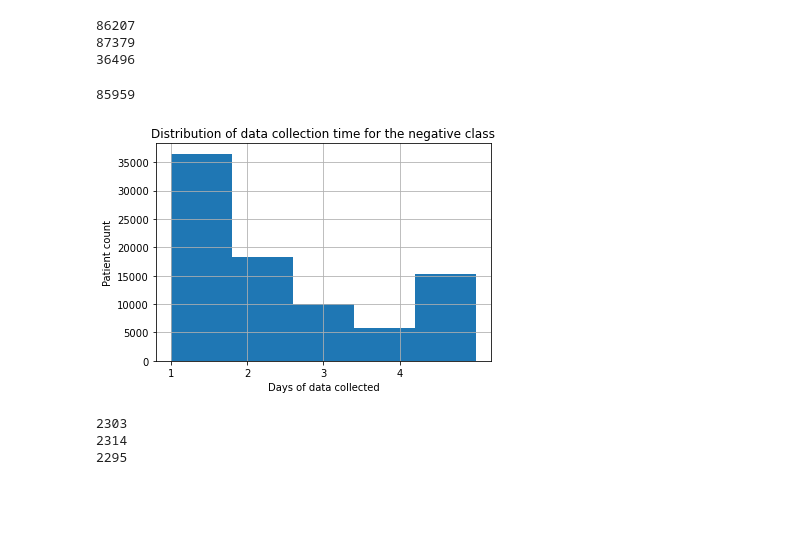
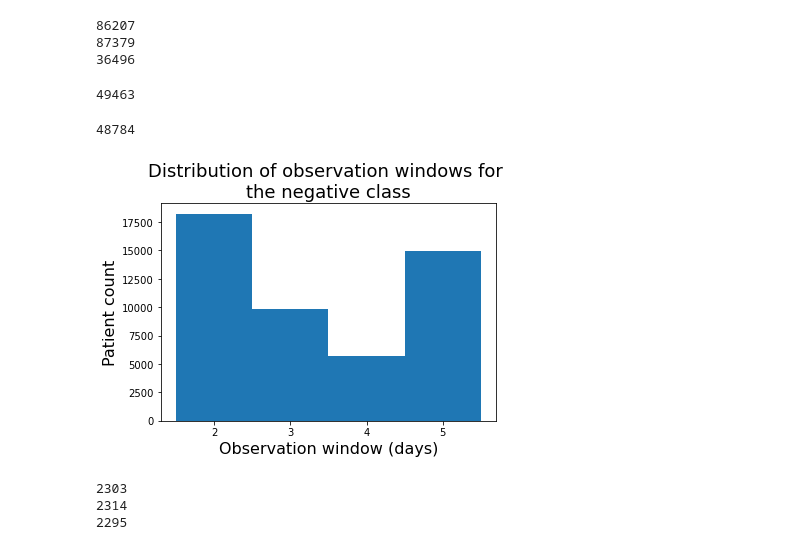
Before and after one commit to zhakhverdyan/eICU_AKIlert, a Jupyter notebook: notebooks/lab_vital_merge.ipynb, the cells around one changed output. Saved outputs shown, nothing was run; the diff lists cells and outputs as text; code cells hidden in the pictures; blank space fills up the shorter version.

Commit message:
filtered negative samples to exclude day 1 and dialysis patients

```diff
--- a/notebooks/lab_vital_merge.ipynb
+++ b/notebooks/lab_vital_merge.ipynb
@@ -37,8 +41,11 @@ lab_4days = cleaning_funcs.lab_process(lab_4days)
 vital_4days = cleaning_funcs.vital_process(vital_4days, 4)
 print(len(lab_4days))
 print(len(vital_4days))
+
 # exclude patients already in 5 day list
-lab_4days, vital_4days = cleaning_funcs.filter_nextday_patients(lab_4days, vital_4days, index_5days)
+lab_4days, vital_4days = cleaning_funcs.filter_nextday_patients(lab_4days, \
+                                                                             vital_4days,\
+                                                                             index_5days)
 combined_4days, index_4days = cleaning_funcs.merge_filter(lab_4days, vital_4days)
 # add indices
 index_4days = index_4days+index_5days
@@ -52,10 +59,14 @@ lab_3days = pd.read_csv('../data/intermediate/negative_lab_summary_3days.csv', h
 vital_3days = pd.read_csv('../data/intermediate/vitalperiodic_3days.csv', header=None)
 lab_3days = cleaning_funcs.lab_process(lab_3days)
 vital_3days = cleaning_funcs.vital_process(vital_3days, 3)
+
 print(len(lab_3days))
 print(len(vital_3days))
+
 # exclude patients already in 4 and 5 day list
-lab_3days, vital_3days = cleaning_funcs.filter_nextday_patients(lab_3days, vital_3days, index_4days)
+lab_3days, vital_3days = cleaning_funcs.filter_nextday_patients(lab_3days, \
+                                                                             vital_3days, \
+                                                                             index_4days)
 combined_3days, index_3days = cleaning_funcs.merge_filter(lab_3days, vital_3days)
 # add indices
 index_3days = index_3days+index_4days
@@ -67,12 +78,17 @@ print(len(combined_3days))
 # %%
 lab_2days = pd.read_csv('../data/intermediate/negative_lab_summary_2days.csv', header=None)
 vital_2days = pd.read_csv('../data/intermediate/vitalperiodic_2days.csv', header=None)
+
 lab_2days = cleaning_funcs.lab_process(lab_2days)
 vital_2days = cleaning_funcs.vital_process(vital_2days, 2)
+
 print(len(lab_2days))
 print(len(vital_2days))
+
 # exclude patients already in 3, 4 and 5 day list
-lab_2days, vital_2days = cleaning_funcs.filter_nextday_patients(lab_2days, vital_2days, index_3days)
+lab_2days, vital_2days = cleaning_funcs.filter_nextday_patients(lab_2days, \
+                                                                             vital_2days, \
+                                                                             index_3days)
 combined_2days, index_2days = cleaning_funcs.merge_filter(lab_2days, vital_2days)
 # add indices
 index_2days = index_2days+index_3days
@@ -98,22 +116,33 @@ print(len(combined_1days))
 86207
 87379
 36496
-# %%
-# concatenate all negative data tables
-combined_neg = pd.concat([combined_1days, combined_2days, combined_3days, combined_4days, combined_5days], axis=0)
-len(combined_neg)
-# %% [output]
-85959
+# %%
+# concatenate all negative data tables
+#combined_neg = pd.concat([combined_1days, combined_2days, combined_3days, combined_4days, combined_5days], axis=0)
+combined_neg = pd.concat([combined_2days, combined_3days, combined_4days, combined_5days], axis=0)
+print(len(combined_neg))
+combined_neg.reset_index(inplace=True)
+#filter out recorde with non null dialysis data
+neg_class_dial = pd.read_csv('../data/intermediate/negclass_dialysis.csv', header=None)
+neg_class_dial.columns = ['patientunitstayid', 'intakeoutputoffset', 'ave_hourly_intake', 'ave_hourly_output', 'ave_hourly_dialysis', 'ave_hourly_nettotal']
+pat_to_exclude = set(neg_class_dial['patientunitstayid'].tolist())
+combined_neg = combined_neg[~combined_neg['patientunitstayid'].isin(pat_to_exclude)]
+len(combined_neg)
+# %% [output]
+49463
+48784
 # %%
 import numpy as np
 import matplotlib.pyplot as plt
-combined_neg['days_of_data'].hist(bins=5)
-plt.xlabel('Days of data collected')
-plt.ylabel('Patient count')
-plt.xticks(np.arange(1, 5), ['1', '2', '3', '4', '5'])
-plt.title('Distribution of data collection time for the negative class');
+combined_neg['days_of_data'].hist(bins=np.arange(2, 7)-0.5)
+plt.xlabel('Observation window (days)', fontsize=16)
+plt.xticks(np.arange(2, 6), ['2', '3', '4', '5'])
+plt.ylabel('Patient count', fontsize=16)
+#plt.xticks(np.arange(1.5, 6.5), ['1', '2', '3', '4', '5'])
+plt.title('Distribution of observation windows for \nthe negative class', fontsize=18);
+plt.grid(b=None)
 # %% [output]
-[figure, old version]
+[figure, new version]
 # %%
 # process data for the positive label
 lab_positive = pd.read_csv('../data/intermediate/positive_lab_summary_alldays.csv', header=None)
```
Also changed, not shown: parts of 10 cells of this notebook, 7 other files.
